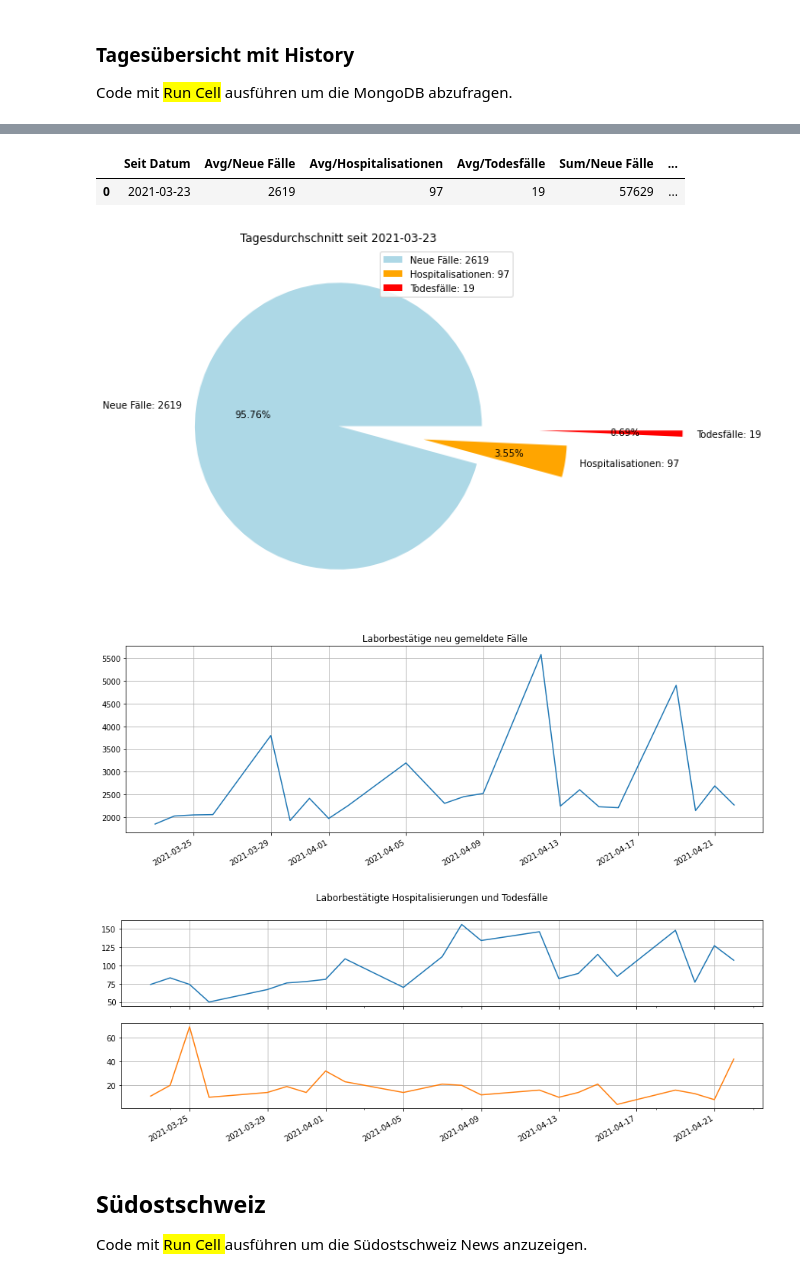
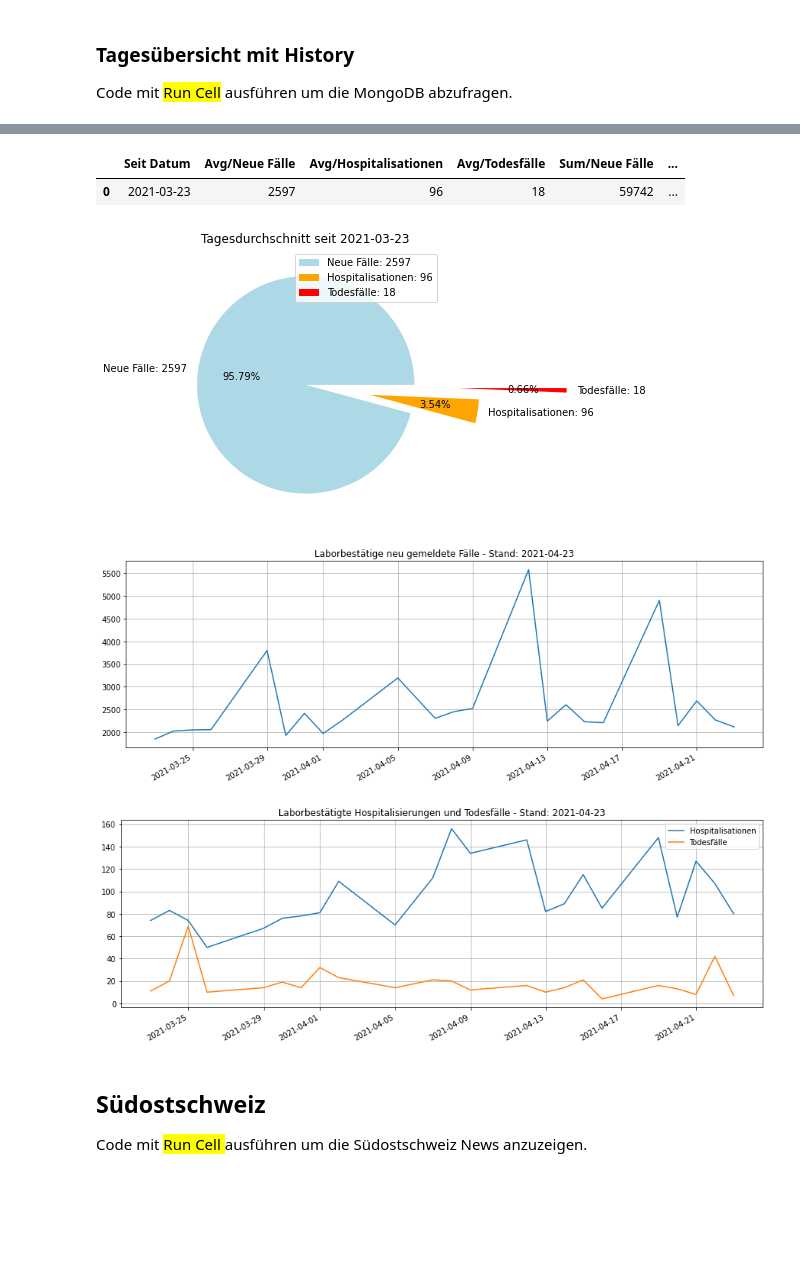
Before and after one commit to tinuwalther/Jupyter-Notebooks, a Jupyter notebook: python/News-Reader.ipynb, the cells around one changed output, grey strips where cells are left out. Drawn from its saved outputs; the diff is of its cells as text; code cells hidden in the pictures; blank space fills up the shorter version.

```diff
--- a/python/News-Reader.ipynb
+++ b/python/News-Reader.ipynb
@@ -435,9 +438,14 @@ df.tail(5)
 
 import re
 import matplotlib.pyplot as plt
+import pandas as pd
+
+current_dir = os.getcwd()
+parent_dir  = os.path.dirname(current_dir)
 
 count_of_datum = df.Datum.count()
 first_value    = str(re.findall('\d{4}\-\d{2}\-\d{2}', str(df.Datum.values[0]))[0])
+last_value     = str(re.findall('\d{4}\-\d{2}\-\d{2}', str(df.Datum.values[count_of_datum -1]))[0])
 plot_colors    = ['lightblue', 'orange','red']
 #pie_index      = ['Neue Fälle','Hospitalisationen','Todesfälle']
 
@@ -481,51 +489,55 @@ display(sum_of_table)
 
 ### Print data frame set as pie chart
 avg_pie_df = pd.DataFrame(data = pie_dict)
 avg_pie_explode = (0,0.6,1.4)
-avg_pie_df.plot.pie(
+pie = avg_pie_df.plot.pie(
     #subplots = True,
     ylabel  = "", y = 'Average',
     title   = f"Tagesdurchschnitt seit {first_value}",
     labels  = pie_index,
     #table   = True,
     autopct = '%1.2f%%',
     colors  = plot_colors,
     explode = avg_pie_explode,
-    figsize = (7,7)
+    figsize = (15,5)
 )
+fig = pie.get_figure()
+fig.savefig(f'{parent_dir}/images/covid-dayli-overview.png')
 
 ### Print data frame set as line chart
 df = pd.DataFrame(result_of_history)
-df.plot.line(
+chart = df.plot.line(
     x       = "Datum",
     xlabel  = "",
     ylabel  = "",
     y       = ["Neue Fälle"],
-    title   = "Laborbestätige neu gemeldete Fälle",
+    title   = f"Laborbestätige neu gemeldete Fälle - Stand: {last_value}",
     grid    = True,
     legend  = False,
     figsize = (15,5)
 )
+fig = chart.get_figure()
+fig.savefig(f'{parent_dir}/images/covid-dayli-newcases.png')
 
-### Print data frame set as line chart with subplots
-df.plot.line(
-    subplots = True,
-    x        = "Datum",
-    xlabel   = "",
-    ylabel   = "",
+chart = df.plot.line(
+    x       = "Datum",
+    xlabel  = "",
+    ylabel  = "",
     y        = ["Hospitalisationen","Todesfälle"],
-    title    = "Laborbestätigte Hospitalisierungen und Todesfälle",
-    grid     = True,
-    legend   = False,
-    figsize  = (15,5)
+    title    = f"Laborbestätigte Hospitalisierungen und Todesfälle - Stand: {last_value}",
+    grid    = True,
+    legend  = True,
+    figsize = (15,5)
 )
+fig = chart.get_figure()
+fig.savefig(f'{parent_dir}/images/covid-dayli-host-dead.png')
 print("")
 # %% [output]
 |  | Seit Datum | Avg/Neue Fälle | Avg/Hospitalisationen | Avg/Todesfälle | Sum/Neue Fälle | ... |
-| 0 | 2021-03-23 | 2619 | 97 | 19 | 57629 | ... |
+| 0 | 2021-03-23 | 2597 | 96 | 18 | 59742 | ... |
-[figure, old version]
+[figure, new version]
-[figure, old version]
+[figure, new version]
-[figure, old version]
+[figure, new version]
 # %% [markdown]
 ## Südostschweiz
 Code  mit <mark> Run Cell </mark> ausführen um die Südostschweiz News anzuzeigen.
```
Also changed, not shown: parts of 4 cells of this notebook, 5 other files.
